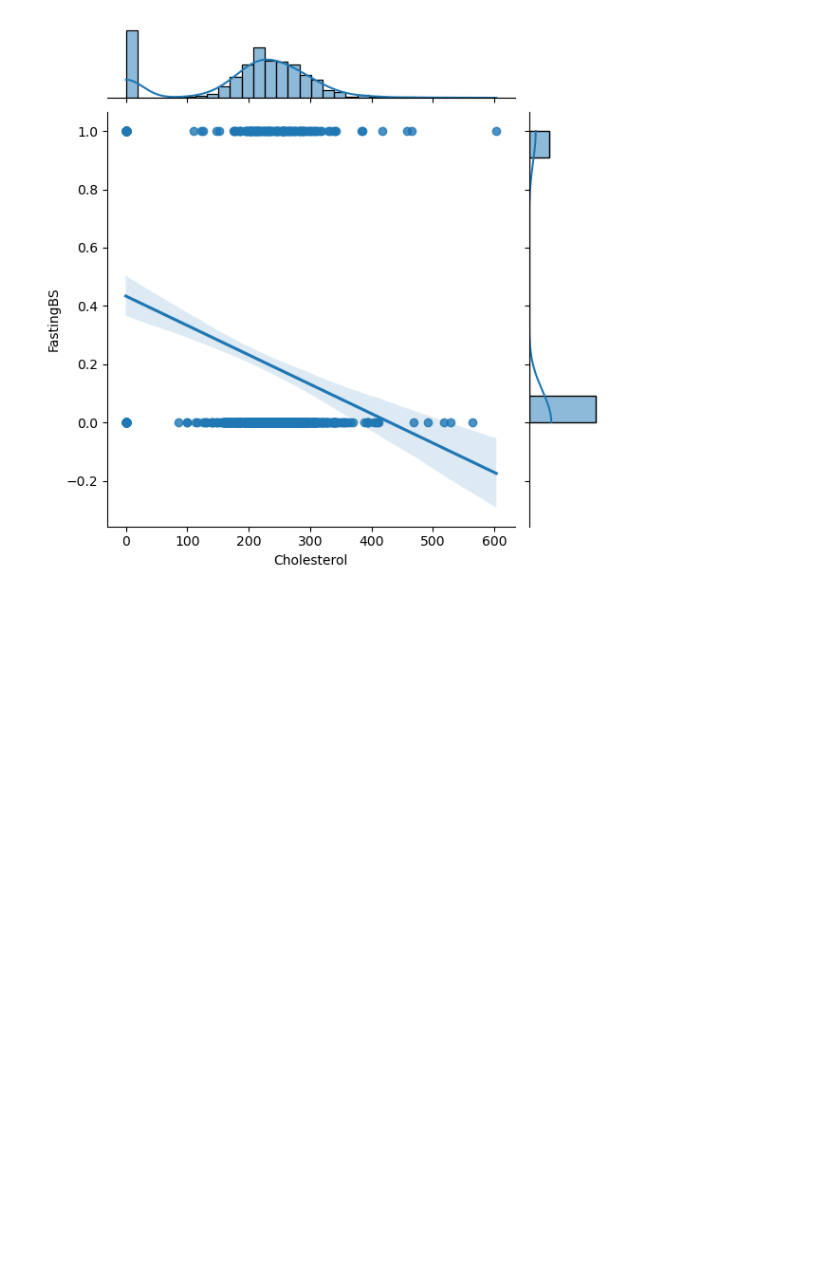
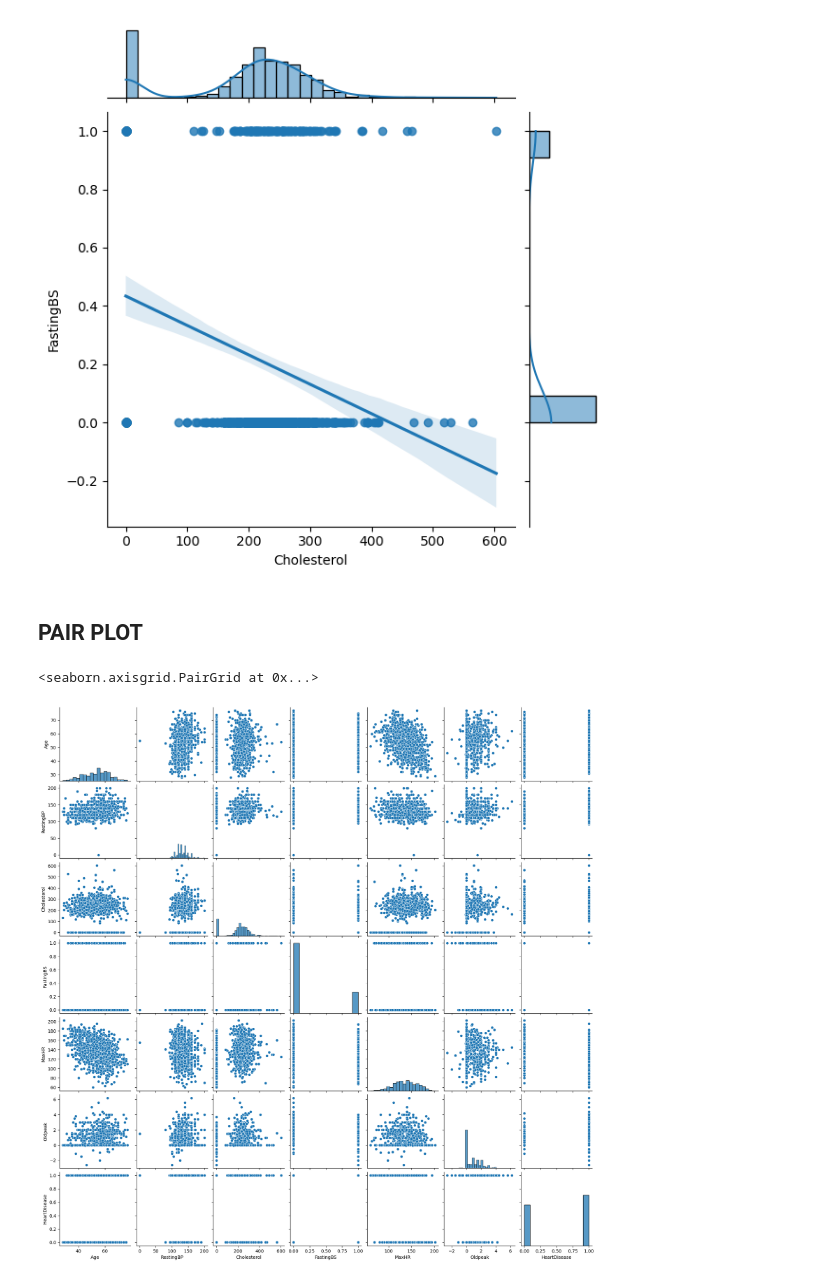
Before and after one commit to ArpitTripathi945/Data_Visualisation_Heart_Disease_Dataset, a Jupyter notebook: Correlation.ipynb, the cells around one changed output. Saved outputs shown, nothing was run; the diff lists cells and outputs as text; code cells hidden in the pictures; blank space fills up the shorter version.

Commit message:
Correlation-Pairplot

```diff
--- a/Correlation.ipynb
+++ b/Correlation.ipynb
@@ -61,3 +61,10 @@ sns.jointplot(x = 'Cholesterol', y = 'FastingBS', data = df, kind = 'reg')
 # %% [output]
 <seaborn.axisgrid.JointGrid at 0x...>
 [figure]
+# %% [markdown]
+## PAIR PLOT
+# %%
+sns.pairplot(df)
+# %% [output]
+<seaborn.axisgrid.PairGrid at 0x...>
+[figure, added]
```
